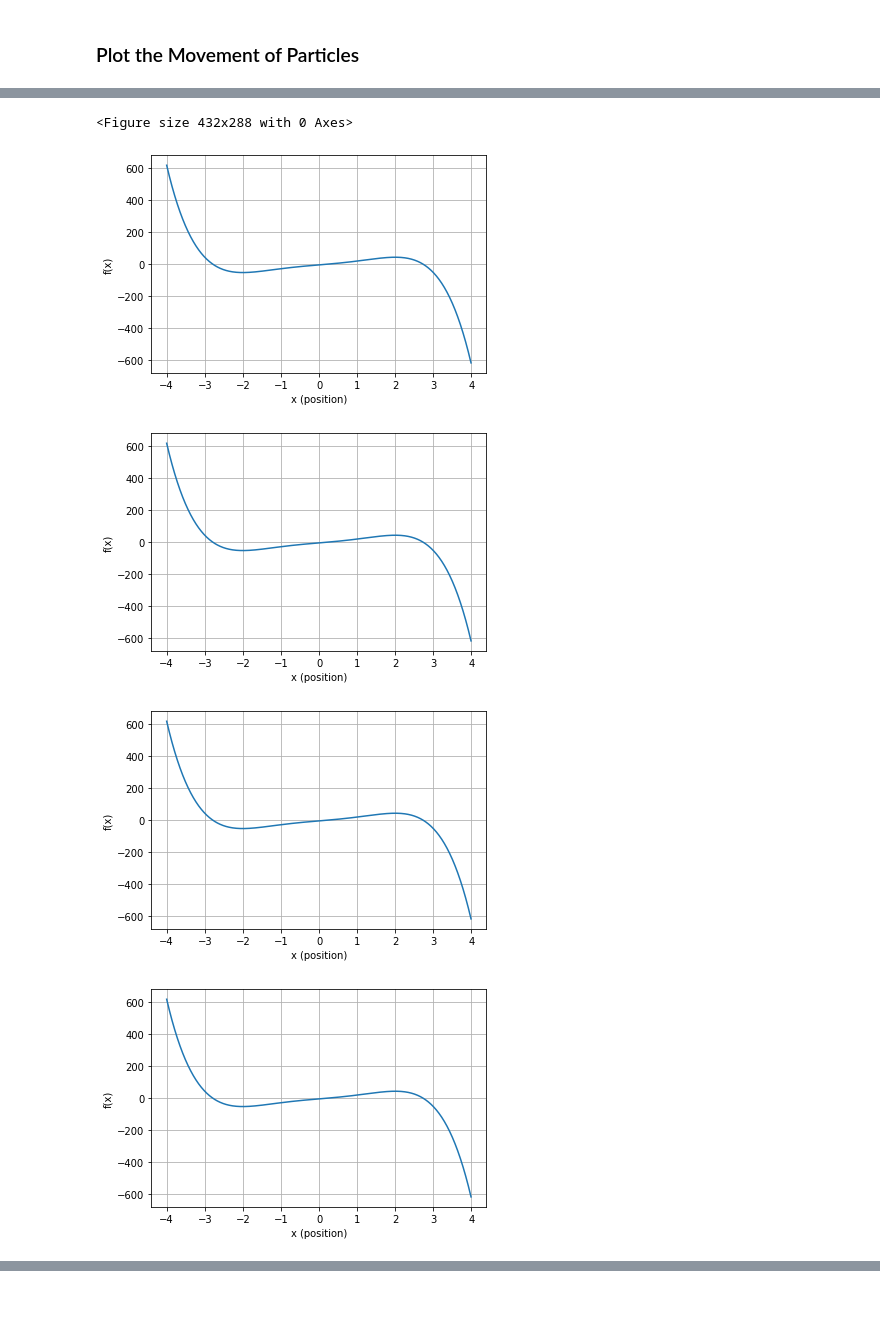
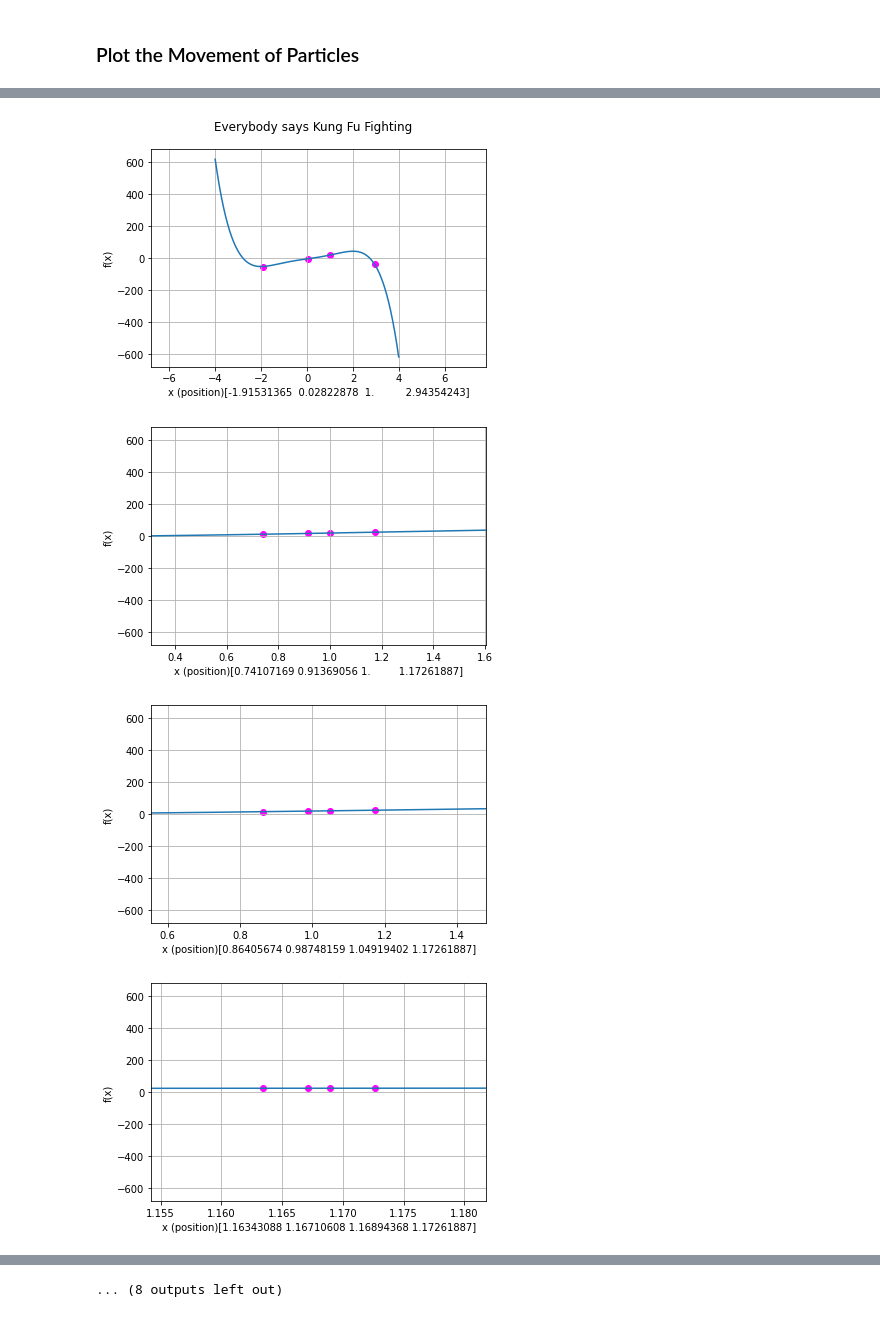
Before and after one commit to stupidpenguin/Computation_of_Data_Science, a Jupyter notebook: Homework_2/1_Optimization_of_a_Function_via_Particle_Swarm_Optimization.ipynb, the cells around one changed output, grey strips where cells are left out. Saved outputs shown, nothing was run; the diff lists cells and outputs as text; code cells hidden in the pictures.

Commit message:
The part of animation is completed, but can do better at the part of appending current position list to history position list. The limitations of x coordinate can be selected to one's preference.

```diff
--- a/Homework_2/1_Optimization_of_a_Function_via_Particle_Swarm_Optimization.ipynb
+++ b/Homework_2/1_Optimization_of_a_Function_via_Particle_Swarm_Optimization.ipynb
@@ -1,4 +1,5 @@
 # %%
+ITERATIONS = 20
 import numpy as np
 # %% [markdown]
 ### Define Function f(x)
@@ -88,7 +85,7 @@ History_Position = []
 # %% [output]
 [-2, 0, 1, 3]
 # %%
-for i in range(5):
+for i in range(ITERATIONS):
     Local_Best_Position = Get_Local_Best_Position(Current_Position, Local_Best_Position)
     Global_Best_Position = Get_Global_Best_Position(Current_Position, Global_Best_Position)
     New_Velocities = Get_Velocities_of_Particles(Local_Best_Position,
@@ -96,7 +93,9 @@ for i in range(5):
                                                 Current_Velocities,
                                                 Current_Position)
     Current_Position = Get_New_Positions(New_Velocities, Current_Position)
-    print(Current_Position)
-    print(np.array(Current_Position).shape)
-    History_Position.append(Current_Position)
+    print(f'Current Position: \n {Current_Position}')
+    #print(np.array(Current_Position).shape)
+    #History_Position.append(Current_Position)
+    History_Position = np.concatenate((History_Position, Current_Position), axis=0)
+    #print(f'History Position: \n {History_Position}\n')
 # %% [output]
@@ -126,32 +121,40 @@ i,j=(4, 0),1.9947553122186648 i,j=(4, 1),1.9961468924801198 i,j=(4, 2),1.9968426
 # %%
 import matplotlib.pyplot as plt
 import numpy as np
 
 fig = plt.figure()
 plt.ion()
 
-for index in range(5):
+for index in range(ITERATIONS):
     fig.clf()
     fig.suptitle("Everybody says Kung Fu Fighting")
 
     x = np.arange(-4, 4, 0.01)
-    f = -(x**5)+5*(x**3)+20*x-5
-    markers_on = History_Position[index]
-    ax.plot(History_Position[index], 'o-')
+    function = -(x**5)+5*(x**3)+20*x-5
+    particles_location_x = History_Position[index*4:index*4+4]
+    particles_location_y = f(History_Position[index*4:index*4+4])
 
-    fig, ax = plt.subplots()
-    ax.plot(x, f)
-    ax.set(xlabel='x (position)', ylabel='f(x)')
-    ax.grid()
+    plt.scatter(particles_location_x,particles_location_y,c='magenta')
+
+    plt.xlabel(f"x (position){particles_location_x}")
+    plt.ylabel("f(x)")
+
+    LB = 2*min(History_Position[index*4:index*4+4])\
+             -max(History_Position[index*4:index*4+4])
+    UB = 2*max(History_Position[index*4:index*4+4])\
+            -min(History_Position[index*4:index*4+4])
+
+    plt.xlim(LB, UB)
+    plt.plot(x, function)
+    plt.grid()
 
     plt.pause(0.2)
 
 plt.ioff()
 
 plt.show()
 # %% [output]
-<Figure size 432x288 with 0 Axes>
-[figure, old version]
+[figure, new version]
-[figure, old version]
+[figure, new version]
-[figure, old version]
+[figure, new version]
-[figure, old version]
+[figure, new version]
@@ -158,0 +169 @@ plt.show()
+... (8 outputs left out)
```
Also changed, not shown: parts of 4 cells of this notebook.
